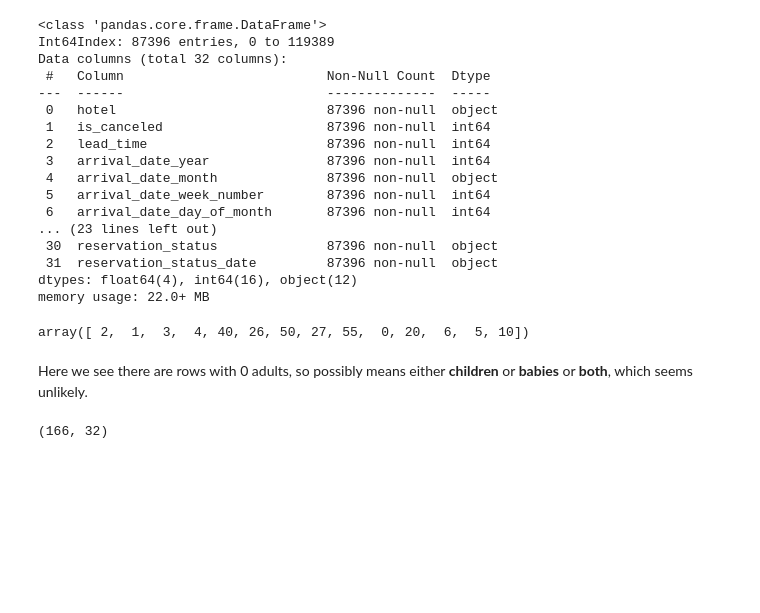
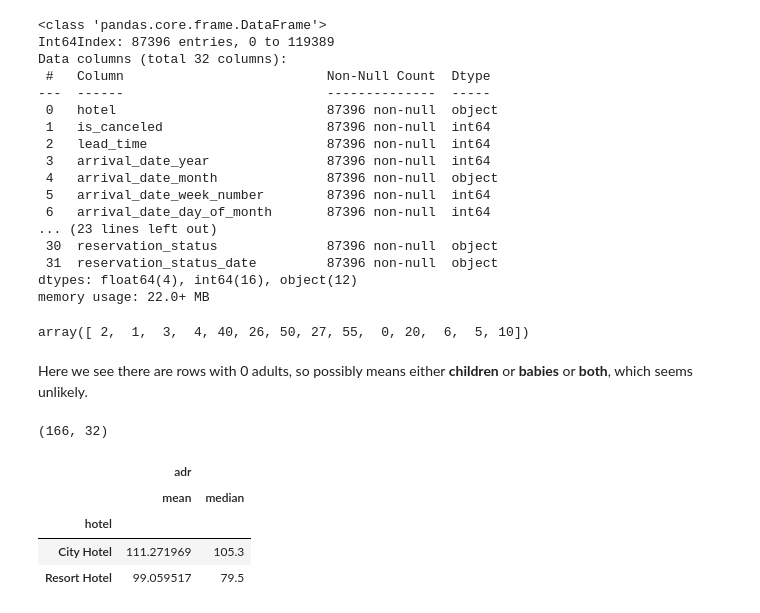
Before and after one commit to ayush9304/HotelBookingAnalysisEDA, a Jupyter notebook: EDA_Hotel_Booking_Analysis.ipynb, the cells around one changed output. Drawn from its saved outputs; the diff is of its cells as text; code cells hidden in the pictures; blank space fills up the shorter version.

```diff
--- a/EDA_Hotel_Booking_Analysis.ipynb
+++ b/EDA_Hotel_Booking_Analysis.ipynb
@@ -389,3 +389,12 @@ df[df['adults']+df['babies']+df['children'] == 0].shape
 # %%
 # Removing rows with zero person (adult/children/babies)
 df.drop(df[df['adults']+df['babies']+df['children'] == 0].index, inplace = True)
+# %%
+# Avg daily rate for different type hotels
+df.groupby('hotel').agg({'adr':['mean', 'median']})
+# %% [output]
+|  | adr |  |
+|  | mean | median |
+| hotel |  |  |
+| City Hotel | 111.271969 | 105.3 |
+| Resort Hotel | 99.059517 | 79.5 |
```
Also changed, not shown: parts of 19 cells of this notebook.
